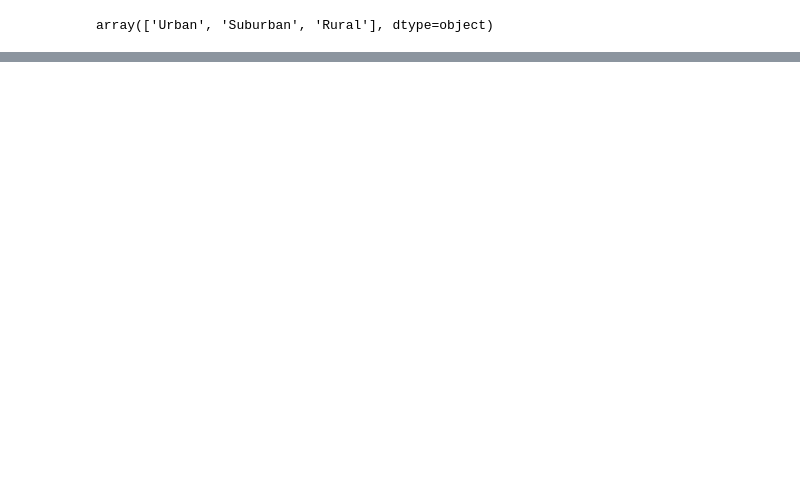
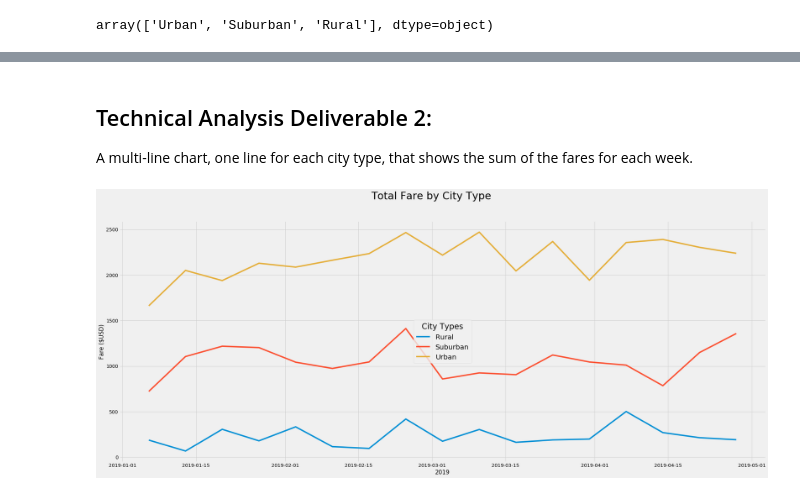
Before and after one commit to asongulol/PyBer_Analysis, a Jupyter notebook: PyBer_Challenge.ipynb, the cells around one changed output, grey strips where cells are left out. Drawn from its saved outputs; the diff is of its cells as text; code cells hidden in the pictures; blank space fills up the shorter version.

```diff
--- a/PyBer_Challenge.ipynb
+++ b/PyBer_Challenge.ipynb
@@ -124,0 +298,2 @@ Name: type, dtype: object
+# %%
+pyber_city_fare = pyber_city_fare.set_index('Date')
@@ -124,0 +317,2 @@ Name: type, dtype: object
+# %%
+pyber_city_fare_pivot = pyber_city_fare.pivot_table(index='Date', columns='City Type', values = 'Fare')
@@ -124,0 +337,3 @@ Name: type, dtype: object
+# %%
+#Create dataframe based on the the given dates
+pyber_city_fare_pivot2 = pyber_city_fare_pivot.loc['2019-01-01':'2019-04-28']
@@ -124,0 +357,2 @@ Name: type, dtype: object
+# %%
+pyber_city_resampled = pyber_city_fare_pivot2.resample('W').sum()
@@ -124,0 +381,41 @@ Name: type, dtype: object
+# %% [markdown]
+## Technical Analysis Deliverable 2:
+
+A multi-line chart, one line for each city type, that shows the sum of the fares for each week.
+# %%
+%matplotlib inline
+import matplotlib.pyplot as plt
+import numpy as np
+import pandas as pd
+import seaborn as sns
+import matplotlib.dates as mdates
+from matplotlib.dates import DateFormatter
+
+week = pyber_city_resampled.index.tolist()
+
+#set the 538 style
+plt.style.use('fivethirtyeight')
+
+#set the size of the plot
+fig, ax = plt.subplots(figsize=(30,12))
+
+#set the title size
+fig.suptitle('Total Fare by City Type', fontsize=30)
+
+#plot each city type
+ax1 = sns.lineplot(x= pyber_city_resampled.index, y=pyber_city_resampled['Rural'].tolist())
+ax2 = sns.lineplot(x= pyber_city_resampled.index, y=pyber_city_resampled['Suburban'].tolist())
+ax3 = sns.lineplot(x= pyber_city_resampled.index, y=pyber_city_resampled['Urban'].tolist())
+ax.set(xlabel='2019', ylabel='Fare ($USD)')
+
+# # Define the date format
+date_form = DateFormatter("%b")
+# Create legend
+legend = plt.legend(fontsize='20', mode='Expanded', loc='center', title='City Types', labels=['Rural', 'Suburban', 'Urban'])
+#change legend title
+legend.get_title().set_fontsize('23')
+#Save Figure
+fig.savefig("analysis/Fig7.png")
+plt.show()
+# %% [output]
+[figure, added]
```
Also changed, not shown: parts of 52 cells of this notebook, 4 other files.
